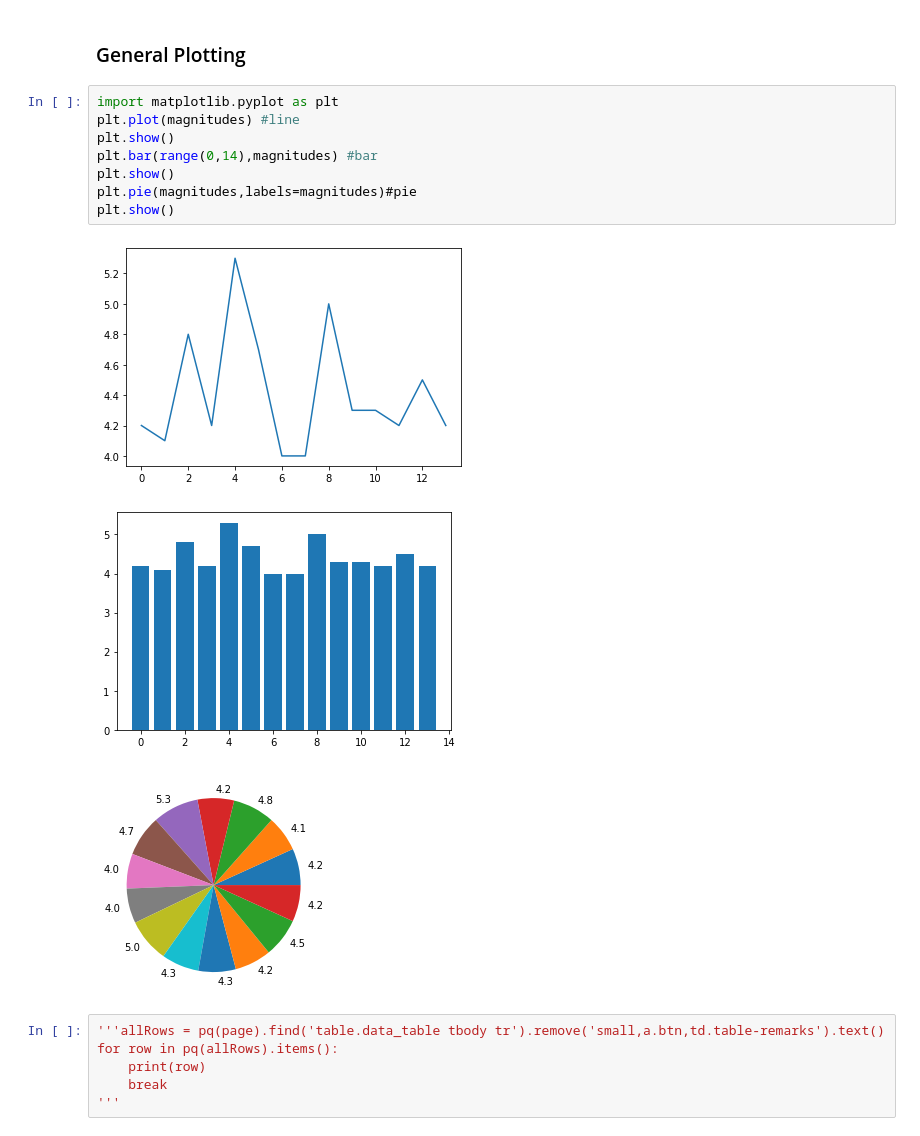
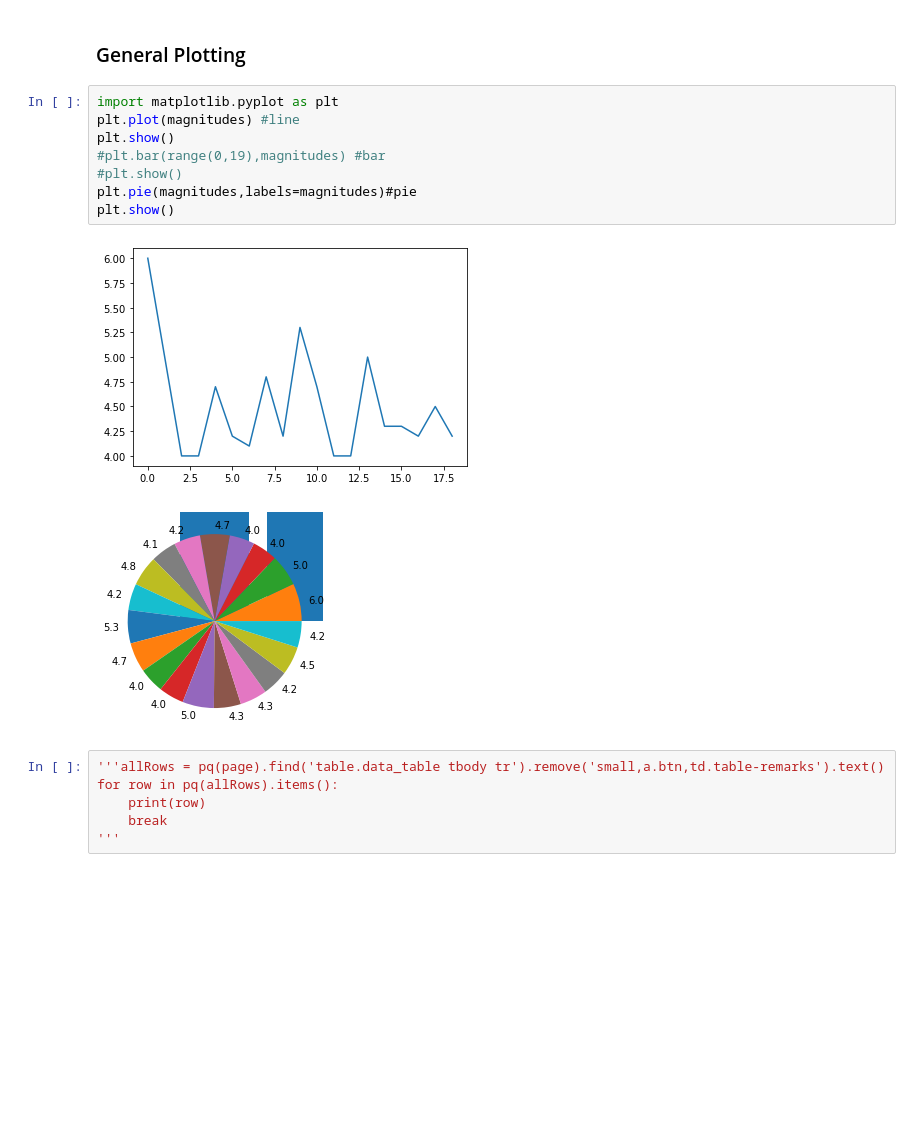
Before and after one commit to anishchapagain/AnishPython, a Jupyter notebook: Notebooks/Scraping_Seismonepal.ipynb, the cells around one changed output. Drawn from its saved outputs; the diff is of its cells as text; blank space fills up the shorter version.

```diff
--- a/Notebooks/Scraping_Seismonepal.ipynb
+++ b/Notebooks/Scraping_Seismonepal.ipynb
@@ -287,15 +291,14 @@ print(magnitudes)
 # %%
 import matplotlib.pyplot as plt
 plt.plot(magnitudes) #line
 plt.show()
-plt.bar(range(0,14),magnitudes) #bar
-plt.show()
+#plt.bar(range(0,19),magnitudes) #bar
+#plt.show()
 plt.pie(magnitudes,labels=magnitudes)#pie
 plt.show()
 # %% [output]
-[figure, old version]
+[figure, new version]
-[figure, old version]
+[figure, new version]
-[figure, removed]
 # %%
 '''allRows = pq(page).find('table.data_table tbody tr').remove('small,a.btn,td.table-remarks').text()
 for row in pq(allRows).items():
```
Also changed, not shown: parts of 13 cells of this notebook, 28 other files.
